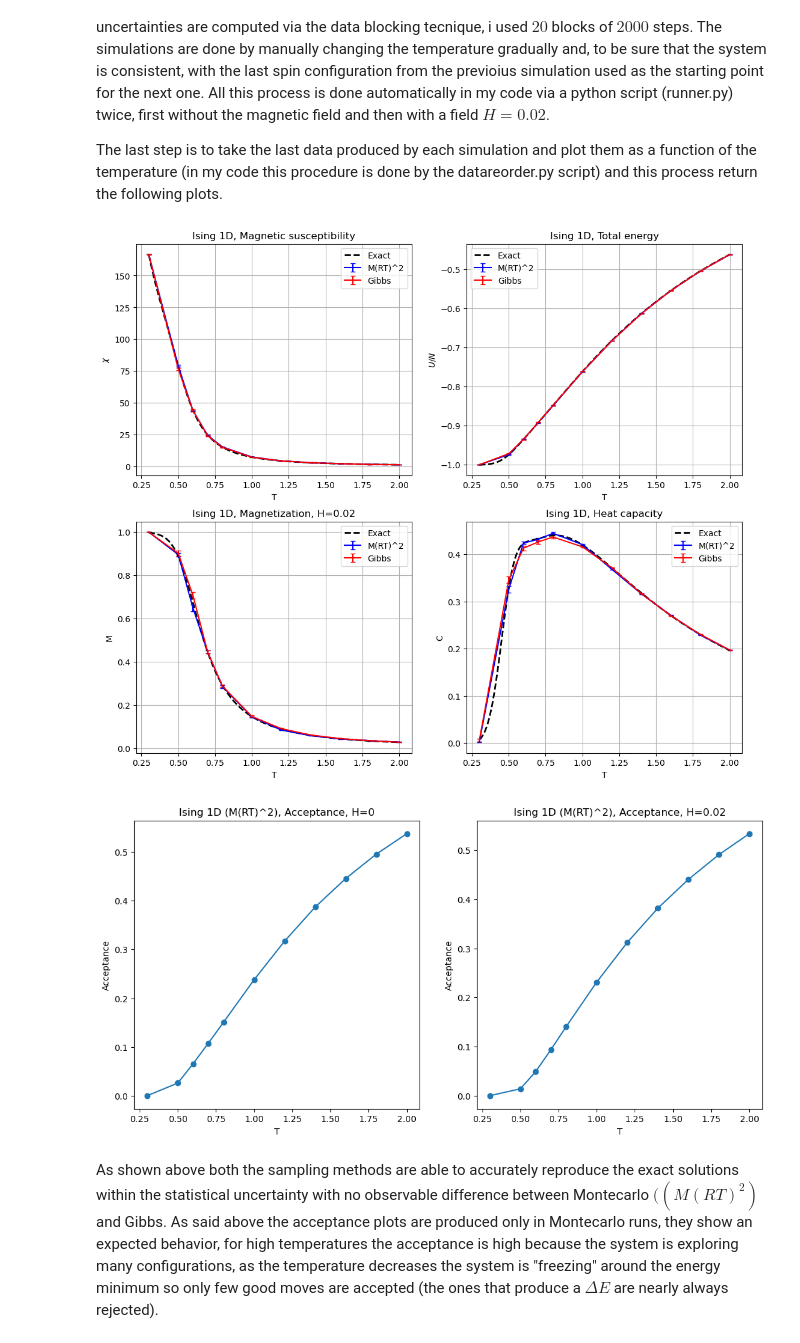
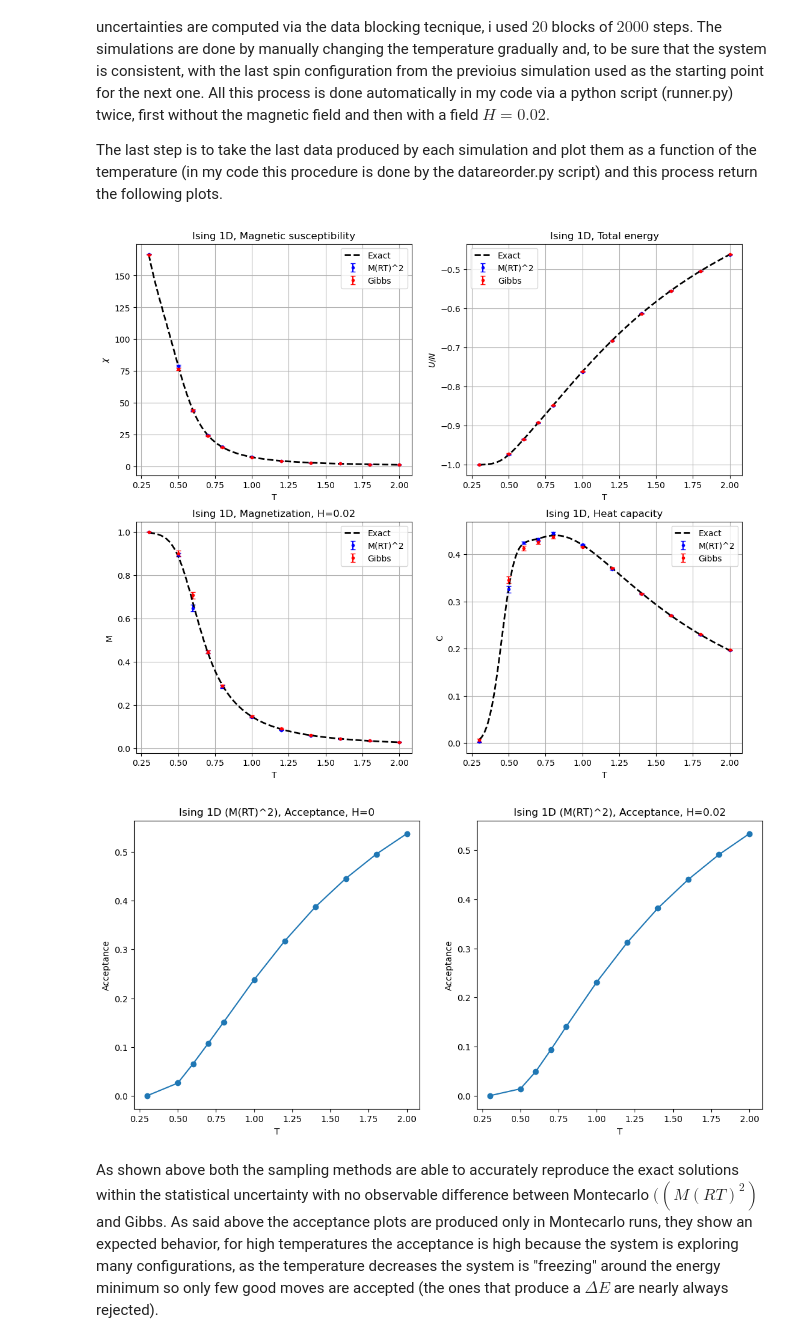
Before and after one commit to mattianasi/Numerical_simulation_laboratory, a Jupyter notebook: Lezione 6/Ex6.ipynb, the cells around one changed output. Saved outputs shown, nothing was run; the diff lists cells and outputs as text; code cells hidden in the pictures.

```diff
--- a/Lezione 6/Ex6.ipynb
+++ b/Lezione 6/Ex6.ipynb
@@ -67,8 +67,8 @@ X_f = beta_f * np.exp(2 * beta_f * J) * (1 - thN_f) / (1 + thN_f)
 
 fig, axs = plt.subplots(2, 2, figsize=(13, 11))
 
-axs[0, 0].errorbar(T, susceptMRT, yerr=errsusceptMRT, color='b', capsize=3, label='M(RT)^2')
-axs[0, 0].errorbar(T, susceptG, yerr=errsusceptG, color='r', capsize=3, label='Gibbs')
+axs[0, 0].errorbar(T, susceptMRT, yerr=errsusceptMRT, color='b', capsize=3, fmt='.', label='M(RT)^2')
+axs[0, 0].errorbar(T, susceptG, yerr=errsusceptG, color='r', capsize=3, fmt='.', label='Gibbs')
 axs[0, 0].plot(T_fine, X_f, 'k--', linewidth=2, label='Exact')
 axs[0, 0].set_ylabel(r'$\chi$')
 axs[0, 0].set_xlabel("T")
@@ -76,8 +76,8 @@ axs[0, 0].set_title("Ising 1D, Magnetic susceptibility")
 axs[0, 0].grid(True)
 axs[0, 0].legend()
 
-axs[0, 1].errorbar(T, energyMRT, yerr=errenergyMRT, color='b', capsize=3, label='M(RT)^2')
-axs[0, 1].errorbar(T, energyG, yerr=errenergyG, color='r', capsize=3, label='Gibbs')
+axs[0, 1].errorbar(T, energyMRT, yerr=errenergyMRT, color='b', capsize=3, fmt='.', label='M(RT)^2')
+axs[0, 1].errorbar(T, energyG, yerr=errenergyG, color='r', capsize=3, fmt='.', label='Gibbs')
 axs[0, 1].plot(T_fine, etheory_f, 'k--', linewidth=2, label='Exact')
 axs[0, 1].set_ylabel("$U/N$")
 axs[0, 1].set_xlabel("T")
@@ -85,39 +85,39 @@ axs[0, 1].set_title("Ising 1D, Total energy")
 axs[0, 1].grid(True)
 axs[0, 1].legend()
 
-axs[1, 0].errorbar(T, magnetMRT, yerr=errmagnetMRT, color='b', capsize=3, label='M(RT)^2')
-axs[1, 0].errorbar(T, magnetG, yerr=errmagnetG, color='r', capsize=3, label='Gibbs')
+axs[1, 0].errorbar(T, magnetMRT, yerr=errmagnetMRT, color='b', fmt='.', capsize=3, label='M(RT)^2')
+axs[1, 0].errorbar(T, magnetG, yerr=errmagnetG, color='r', fmt='.', capsize=3, label='Gibbs')
 axs[1, 0].plot(T_fine, M_f, 'k--', linewidth=2, label='Exact')
 axs[1, 0].set_ylabel("M")
 axs[1, 0].set_xlabel("T")
 axs[1, 0].set_title("Ising 1D, Magnetization, H=0.02")
 axs[1, 0].grid(True)
 axs[1, 0].legend()
 
-axs[1, 1].errorbar(T, spheatMRT, yerr=errspheatMRT, color='b', capsize=3, label='M(RT)^2')
-axs[1, 1].errorbar(T, spheatG, yerr=errspheatG, color='r', capsize=3, label='Gibbs')
+axs[1, 1].errorbar(T, spheatMRT, yerr=errspheatMRT, color='b', fmt='.', capsize=3, label='M(RT)^2')
+axs[1, 1].errorbar(T, spheatG, yerr=errspheatG, color='r', fmt='.', capsize=3, label='Gibbs')
 axs[1, 1].plot(T_fine, heat_f, 'k--', linewidth=2, label='Exact')
 axs[1, 1].set_ylabel("C")
 axs[1, 1].set_xlabel("T")
 axs[1, 1].set_title("Ising 1D, Heat capacity")
 axs[1, 1].grid(True)
 axs[1, 1].legend()
 
 fig1, axs1 = plt.subplots(1, 2, figsize=(13, 6))
 
 axs1[0].plot(T1, accept, 'o-')
 axs1[0].set_ylabel("Acceptance")
 axs1[0].set_xlabel("T")
 axs1[0].set_title("Ising 1D (M(RT)^2), Acceptance, H=0")
 
 axs1[1].plot(T1, acceptH, 'o-')
 axs1[1].set_ylabel("Acceptance")
 axs1[1].set_xlabel("T")
 axs1[1].set_title("Ising 1D (M(RT)^2), Acceptance, H=0.02")
 
 plt.show()
 # %% [output]
-[figure, old version]
+[figure, new version]
 [figure]
 # %% [markdown]
 As shown above both the sampling methods are able to accurately reproduce the exact solutions within the statistical uncertainty with no observable difference between Montecarlo $((M(RT)^2)$ and Gibbs. As said above the acceptance plots are produced only in Montecarlo runs, they show an expected behavior, for high temperatures the acceptance is high because the system is exploring many configurations, as the temperature decreases the system is "freezing" around the energy minimum so only few good moves are accepted (the ones that produce a $\Delta E$ are nearly always rejected).
```
